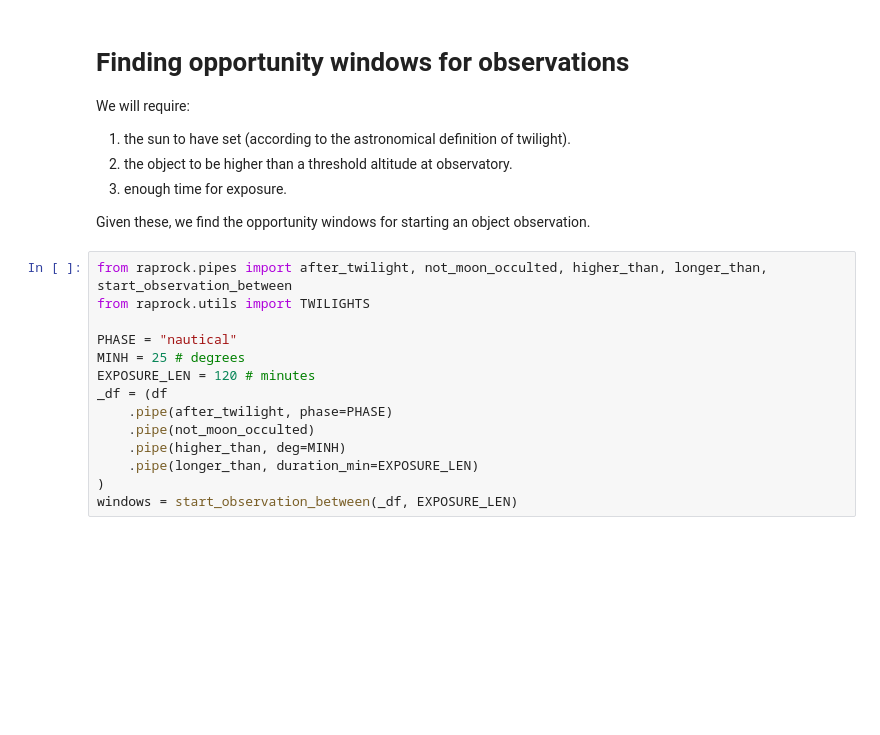
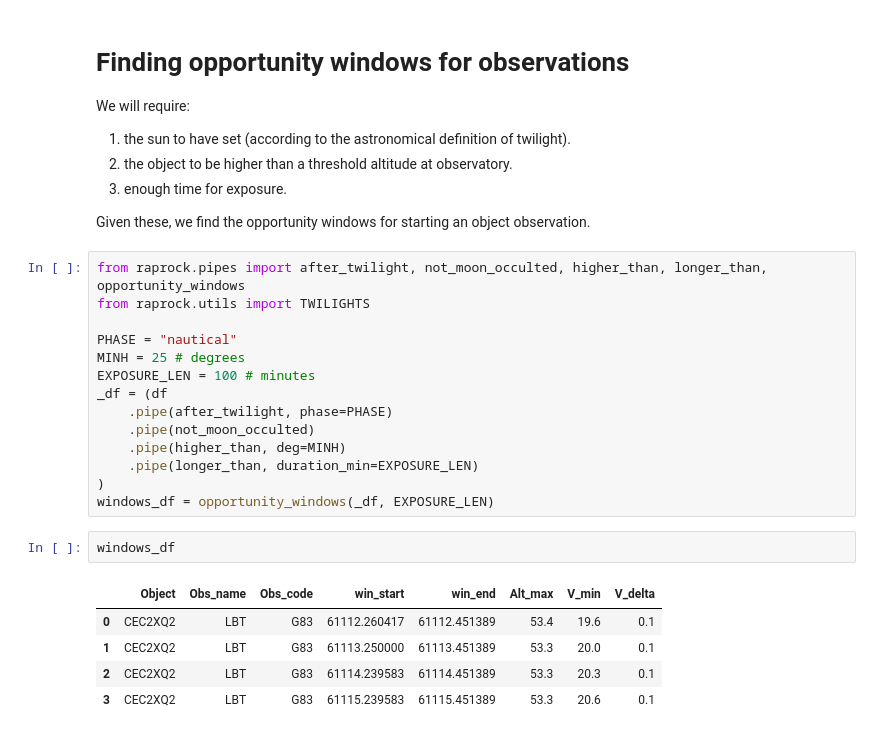
Before and after one commit to peppedilillo/raprock, a Jupyter notebook: notebooks/demo.ipynb, the cells around one changed output. Drawn from its saved outputs; the diff is of its cells as text; blank space fills up the shorter version.

```diff
--- a/notebooks/demo.ipynb
+++ b/notebooks/demo.ipynb
@@ -59,19 +53,27 @@ We will require:
 
 Given these, we find the opportunity windows for starting an object observation.
 # %%
-from raprock.pipes import after_twilight, not_moon_occulted, higher_than, longer_than, start_observation_between
+from raprock.pipes import after_twilight, not_moon_occulted, higher_than, longer_than, opportunity_windows
 from raprock.utils import TWILIGHTS
 
 PHASE = "nautical"
 MINH = 25 # degrees
-EXPOSURE_LEN = 120 # minutes
+EXPOSURE_LEN = 100 # minutes
 _df = (df
     .pipe(after_twilight, phase=PHASE)
     .pipe(not_moon_occulted)
     .pipe(higher_than, deg=MINH)
     .pipe(longer_than, duration_min=EXPOSURE_LEN)
 )
-windows = start_observation_between(_df, EXPOSURE_LEN)
+windows_df = opportunity_windows(_df, EXPOSURE_LEN)
+# %%
+windows_df
+# %% [output]
+|  | Object | Obs_name | Obs_code | win_start | win_end | Alt_max | V_min | V_delta |
+| 0 | CEC2XQ2 | LBT | G83 | 61112.260417 | 61112.451389 | 53.4 | 19.6 | 0.1 |
+| 1 | CEC2XQ2 | LBT | G83 | 61113.250000 | 61113.451389 | 53.3 | 20.0 | 0.1 |
+| 2 | CEC2XQ2 | LBT | G83 | 61114.239583 | 61114.451389 | 53.3 | 20.3 | 0.1 |
+| 3 | CEC2XQ2 | LBT | G83 | 61115.239583 | 61115.451389 | 53.3 | 20.6 | 0.1 |
 # %%
 import matplotlib.pyplot as plt
 
```
Also changed, not shown: parts of 8 cells of this notebook, 5 other files.
